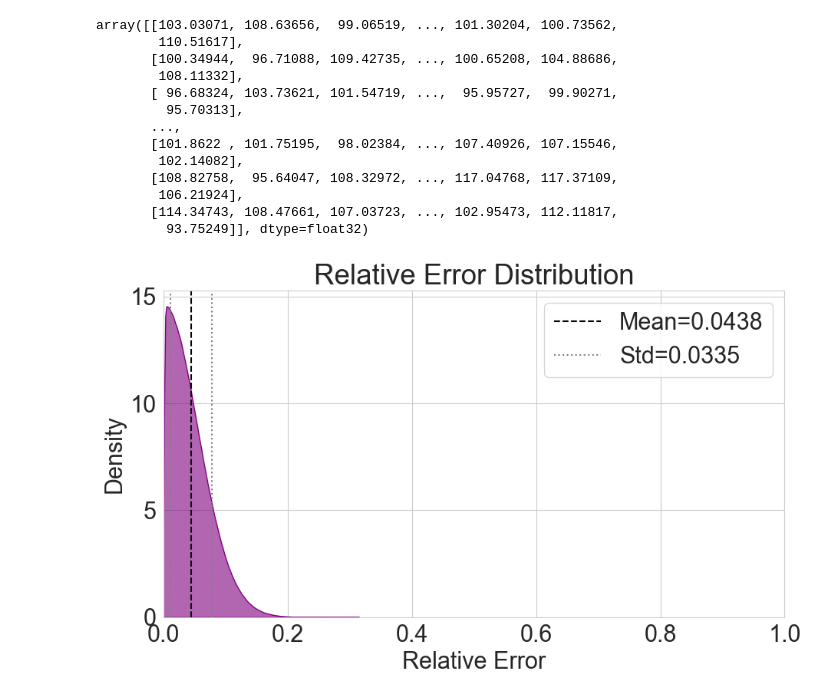
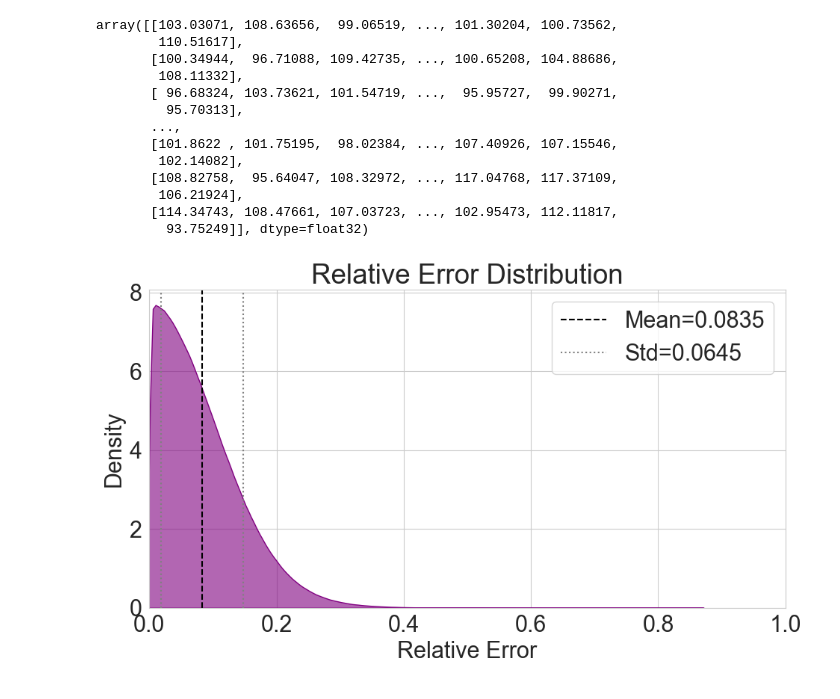
Before and after one commit to Hendrix8/hdvc, a Jupyter notebook: notebooks/4-RaBitQ.ipynb, the cells around one changed output. Cells and saved outputs as stored; diff of their text form; code cells hidden in the pictures.

```diff
--- a/notebooks/4-RaBitQ.ipynb
+++ b/notebooks/4-RaBitQ.ipynb
@@ -32,7 +32,8 @@ dataset_name = 'deep'
 data_fp = f"/{root}/cpanourg/2-hdvc/data/"
 temp_fp = f"/{root}/cpanourg/2-hdvc/temp/"
 # %%
-
+train_size = 100_000
+test_size = 1_000_000
 
 if dataset_name == 'gist':
     db = np.array(read_fvecs(f'{data_fp}gist/gist_base.fvecs')).astype(np.float32)
@@ -45,16 +46,22 @@ if dataset_name == 'gist':
     out_codes_path = f"{DATA_DIR}/gist_base.fvecs.rbq.codes.u8"
 
 elif dataset_name == 'deep':
-    db = np.fromfile(f'{data_fp}deep1b/dataset/deep1b-96-1m.bin', dtype=np.float32).reshape(1_000_000, -1)
+    db = np.fromfile(f'{data_fp}deep1b/dataset/deep1b-96-100m.bin', dtype=np.float32).reshape(100_000_000, -1)
     qr = np.fromfile(f'{data_fp}deep1b/queries/queries-hard10p-deep1b-len96-1000.bin', np.float32).reshape(1000, -1)
 
     DATA_DIR = f"/{root}/cpanourg/2-hdvc/temp/"
     base_fvecs = f"{DATA_DIR}deep_base.fvecs"
     query_fvecs = f"{DATA_DIR}deep_queries.fvecs"
+    learn_path = F"{DATA_DIR}deep_learn.fvecs"
 
-    learn_path = base_fvecs
-    write_fvecs(base_fvecs, db)
+    idxs = np.random.choice(db.shape[0], train_size + test_size, replace=False)
+    train_idxs, test_idxs = idxs[:train_size], idxs[train_size:]
+
+    train_db, test_db = db[train_idxs], db[test_idxs]
+
+    write_fvecs(base_fvecs, test_db)
     write_fvecs(query_fvecs, qr)
+    write_fvecs(learn_path, train_db)
 
 
     centroid_path = f"{temp_fp}centroid.npy"
@@ -62,16 +69,19 @@ elif dataset_name == 'deep':
 
 
 
+nb = test_db.shape[0]  # Number of database vectors
+nq = qr.shape[0]  # Number of query vectors
+dim = test_db.shape[1]  # Dimensionality of the vectors
 
-
-nb = db.shape[0]  # Number of database vectors
-nq = qr.shape[0]  # Number of query vectors
-dim = db.shape[1]  # Dimensionality of the vectors
-
-print(f"Database shape: {db.shape}")
+print(f"Database shape: {test_db.shape}")
 print(f"Query shape: {qr.shape}")
 print(f"Dimension: {dim}")
 
+# Ensure data is float32 for FAISS
+train_db = train_db.astype(np.float32)
+test_db = test_db.astype(np.float32)
+qr = qr.astype(np.float32)
+
 dim = db.shape[1]
 nbits = dim
 # %% [output]
@@ -451,31 +462,31 @@ array([[103.03071, 108.63656,  99.06519, ..., 101.30204, 100.73562,
 # %%
 
 plt.rcParams['font.family'] = 'serif'
 sns.set_style("whitegrid")
 # Relative errors
 rel_error = np.abs(D - exact_sample) / (exact_sample + 1e-12)
-rel_error.astype(np.float32).tofile(f'/{root}/cpanourg/2-hdvc/results/rabitq/rel_error.bin')
+rel_error.astype(np.float32).tofile(f'/{root}/cpanourg/2-hdvc/results/rabitq/{dataset_name}/rel_error.bin')
 mean_rel, std_rel = rel_error.mean(), rel_error.std()
 
 # Plot KDE of relative errors
 rel_error_flat = rel_error.ravel()
 plt.figure(figsize=(10, 6))
 plt.xlim(0, 1)
 sns.kdeplot(rel_error_flat, fill=True, color="purple", alpha=0.6)
 plt.axvline(mean_rel, linestyle="--", color="black", label=f"Mean={mean_rel:.4f}")
 plt.axvline(mean_rel-std_rel, linestyle=":", color="grey")
 plt.axvline(mean_rel+std_rel, linestyle=":", color="grey", label=f"Std={std_rel:.4f}")
 plt.title(f"Relative Error Distribution")
 plt.xlabel("Relative Error")
 plt.ylabel("Density")
 plt.legend()
 plt.tight_layout()
 plt.show()
 
 # print(f"[cdist] sample {len(q_idx)} queries x {len(db_idx)} DB: {cdist_time:.3f}s")
 # print(f"Mean relative error={mean_rel:.6f}, Std={std_rel:.6f}")
 # %% [output]
-[figure, old version]
+[figure, new version]
 # %%
 
 summary = {
```
Also changed, not shown: parts of 8 cells of this notebook, 12 other files.
